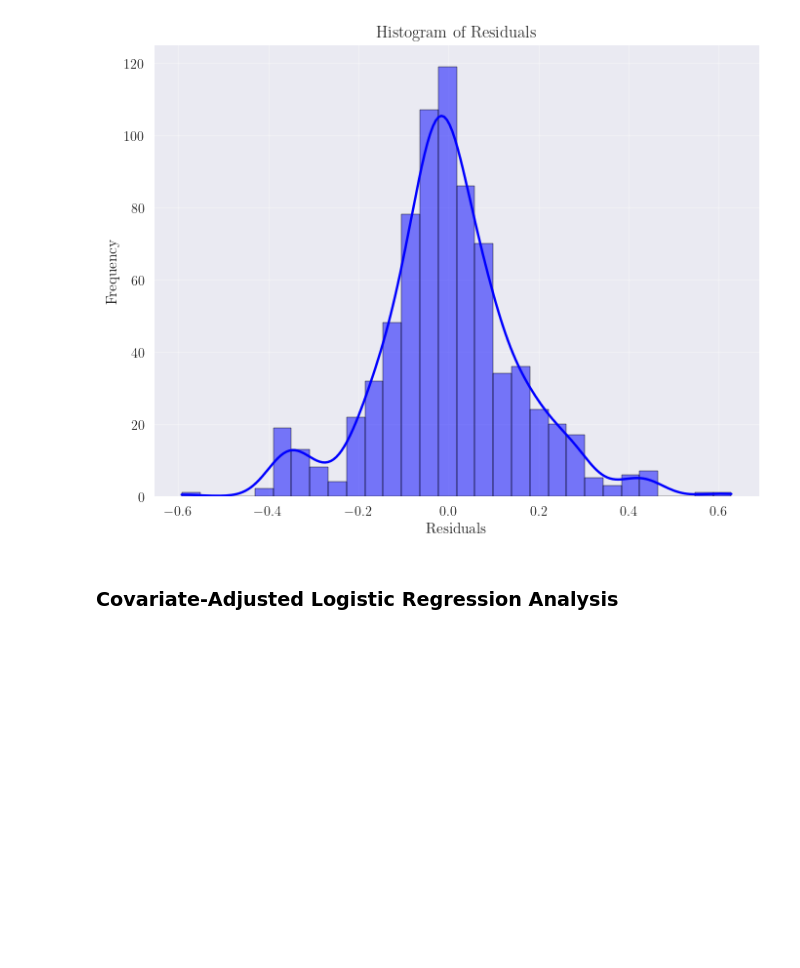
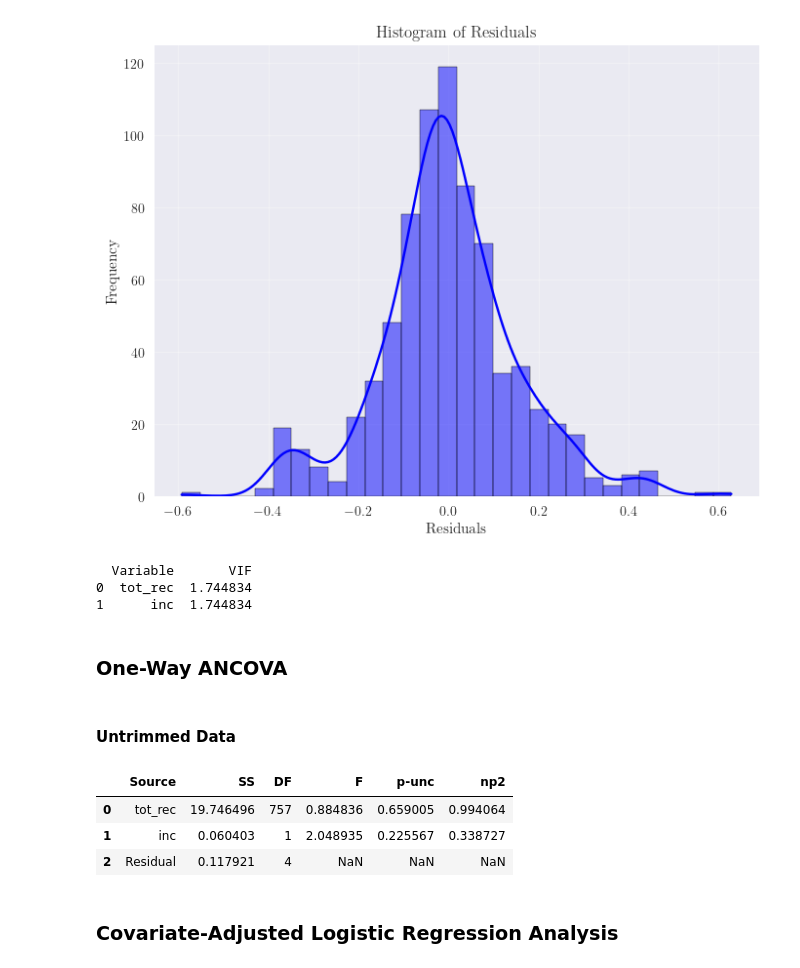
Before and after one commit to neophyte577/campaign-finance-analysis-house-2016, a Jupyter notebook: analysis/supplementary-analysis-smaller-dataset/house_campaign_finance_analysis_2016_with_votes.ipynb, the cells around one changed output. Saved outputs shown, nothing was run; the diff lists cells and outputs as text; code cells hidden in the pictures; blank space fills up the shorter version.

Commit message:
Add ANCOVA to supplementary analysis

```diff
--- a/analysis/supplementary-analysis-smaller-dataset/house_campaign_finance_analysis_2016_with_votes.ipynb
+++ b/analysis/supplementary-analysis-smaller-dataset/house_campaign_finance_analysis_2016_with_votes.ipynb
@@ -1197,6 +1198,55 @@ plt.grid(alpha=0.3)
 plt.show()
 # %% [output]
 [figure]
+# %%
+from statsmodels.stats.outliers_influence import variance_inflation_factor
+
+X = house[['tot_rec','inc']].copy(deep=True)
+X['inc'] = X['inc'].map(inc_map)
+vif_data = pd.DataFrame()
+vif_data["Variable"] = X.columns
+vif_data["VIF"] = [variance_inflation_factor(X.values, i) for i in range(X.shape[1])]
+print(vif_data)
+# %% [output]
+  Variable       VIF
+0  tot_rec  1.744834
+1      inc  1.744834
+# %% [markdown]
+### One-Way ANCOVA
+# %% [markdown]
+#### Untrimmed Data
+# %%
+from warnings import simplefilter
+simplefilter(action='ignore')
+import numpy as np
+import pandas as pd
+import scipy.stats as stats
+import statsmodels.api as sm
+import pingouin as pg
+import matplotlib.pyplot as plt
+import seaborn as sns
+import scienceplots
+plt.style.use('seaborn-v0_8')
+plt.rcParams['text.usetex'] = True
+plt.rcParams['font.family'] = 'serif'
+plt.rcParams['font.serif'] = ['Computer Modern']
+plt.rcParams['font.size'] = 12
+from sklearn.metrics import *
+
+house = pd.read_csv('../../data/analysis-ready/house-2016-with-votes-smaller-dataset.csv')
+
+inc_map = {'Open':0,'Challenger':1, 'Incumbent':2}
+# %%
+h = house.copy(deep=True)
+
+h['inc'] = h['inc'].map(inc_map)
+
+pg.ancova(data=h, dv='vote_share', covar='inc', between='tot_rec')
+# %% [output]
+|  | Source | SS | DF | F | p-unc | np2 |
+| 0 | tot_rec | 19.746496 | 757 | 0.884836 | 0.659005 | 0.994064 |
+| 1 | inc | 0.060403 | 1 | 2.048935 | 0.225567 | 0.338727 |
+| 2 | Residual | 0.117921 | 4 | NaN | NaN | NaN |
 # %% [markdown]
 ### Covariate-Adjusted Logistic Regression Analysis
 # %% [markdown]
```
Also changed, not shown: parts of 1 cell of this notebook.
